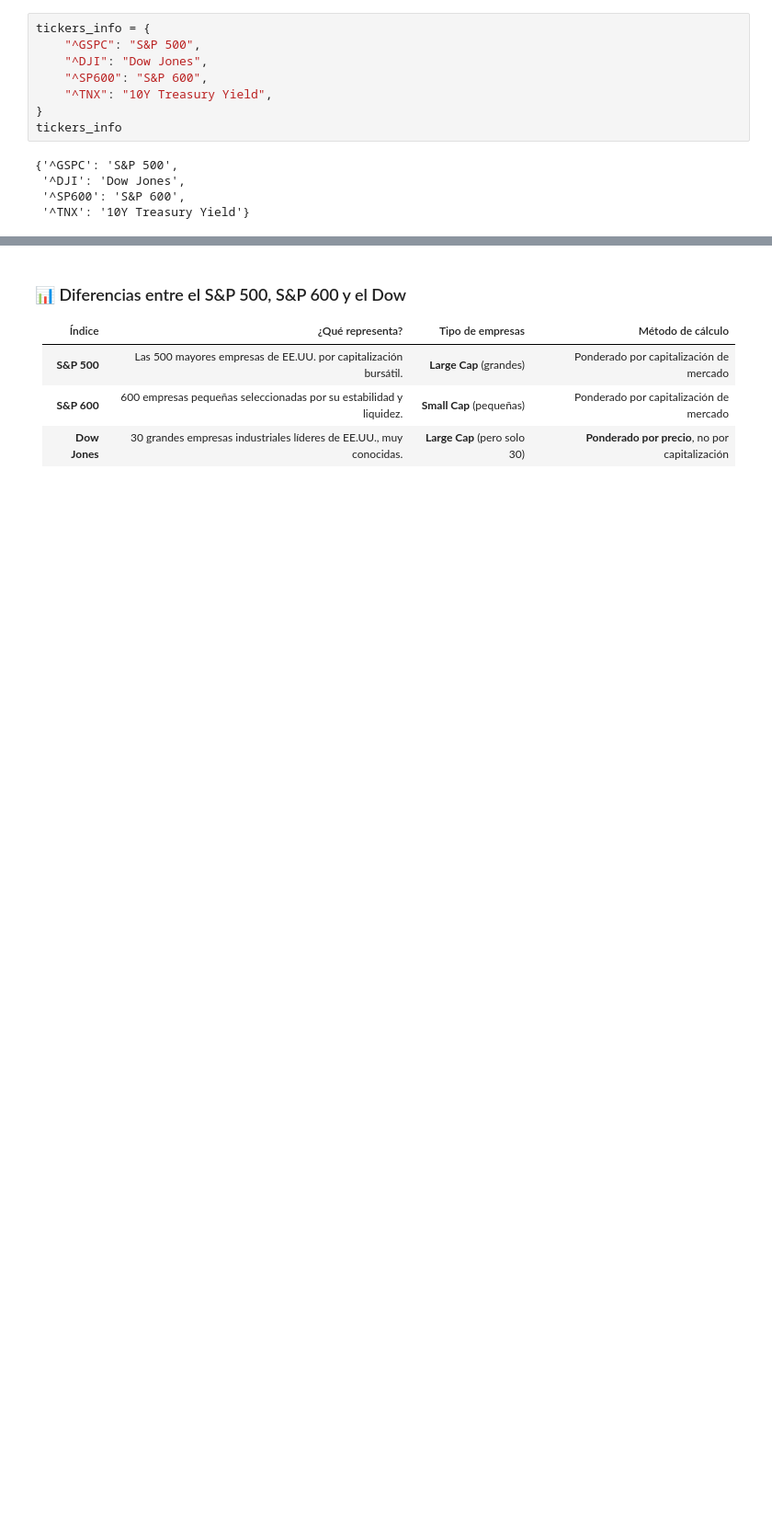
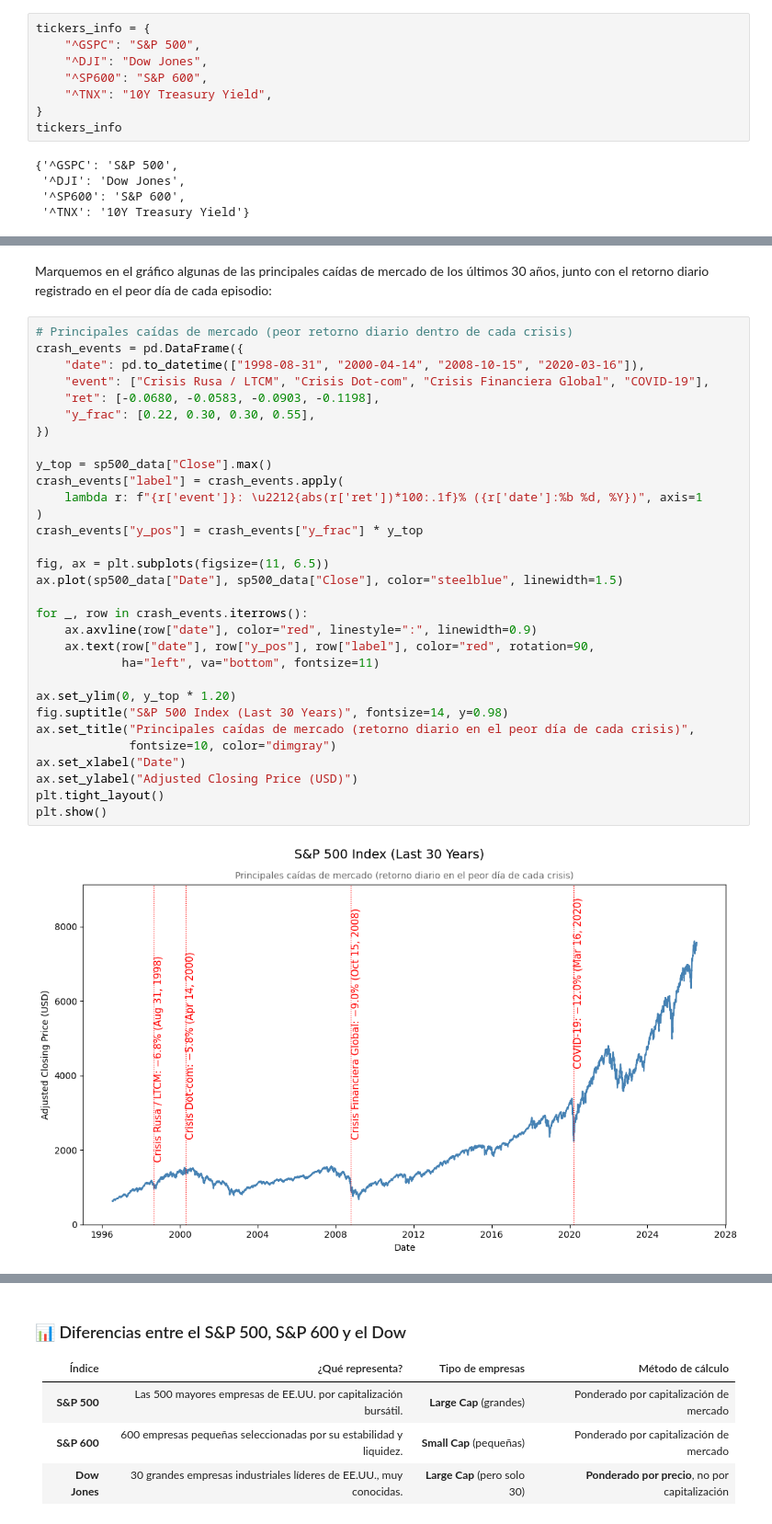
Before and after one commit to fdiaz1968/Finance-MBA, a Jupyter notebook: docs/clases/1_Riesgo_Retorno_Py.ipynb, the cells around one changed output, grey strips where cells are left out. Shown at 92% size. Saved outputs shown, nothing was run; the diff lists cells and outputs as text; blank space fills up the shorter version.

```diff
--- a/docs/clases/1_Riesgo_Retorno_Py.ipynb
+++ b/docs/clases/1_Riesgo_Retorno_Py.ipynb
@@ -83,0 +355,35 @@ Tanto el S&P 500, el S&P 600 como el Dow Jones Industrial Average (DJIA o "el Do
+# %% [markdown]
+Marquemos en el gráfico algunas de las principales caídas de mercado de los últimos 30 años, junto con el retorno diario registrado en el peor día de cada episodio:
+# %%
+# Principales caídas de mercado (peor retorno diario dentro de cada crisis)
+crash_events = pd.DataFrame({
+    "date": pd.to_datetime(["1998-08-31", "2000-04-14", "2008-10-15", "2020-03-16"]),
+    "event": ["Crisis Rusa / LTCM", "Crisis Dot-com", "Crisis Financiera Global", "COVID-19"],
+    "ret": [-0.0680, -0.0583, -0.0903, -0.1198],
+    "y_frac": [0.22, 0.30, 0.30, 0.55],
+})
+
+y_top = sp500_data["Close"].max()
+crash_events["label"] = crash_events.apply(
+    lambda r: f"{r['event']}: \u2212{abs(r['ret'])*100:.1f}% ({r['date']:%b %d, %Y})", axis=1
+)
+crash_events["y_pos"] = crash_events["y_frac"] * y_top
+
+fig, ax = plt.subplots(figsize=(11, 6.5))
+ax.plot(sp500_data["Date"], sp500_data["Close"], color="steelblue", linewidth=1.5)
+
+for _, row in crash_events.iterrows():
+    ax.axvline(row["date"], color="red", linestyle=":", linewidth=0.9)
+    ax.text(row["date"], row["y_pos"], row["label"], color="red", rotation=90,
+            ha="left", va="bottom", fontsize=11)
+
+ax.set_ylim(0, y_top * 1.20)
+fig.suptitle("S&P 500 Index (Last 30 Years)", fontsize=14, y=0.98)
+ax.set_title("Principales caídas de mercado (retorno diario en el peor día de cada crisis)",
+             fontsize=10, color="dimgray")
+ax.set_xlabel("Date")
+ax.set_ylabel("Adjusted Closing Price (USD)")
+plt.tight_layout()
+plt.show()
+# %% [output]
+[figure, added]
```
Also changed, not shown: parts of 42 cells of this notebook.
